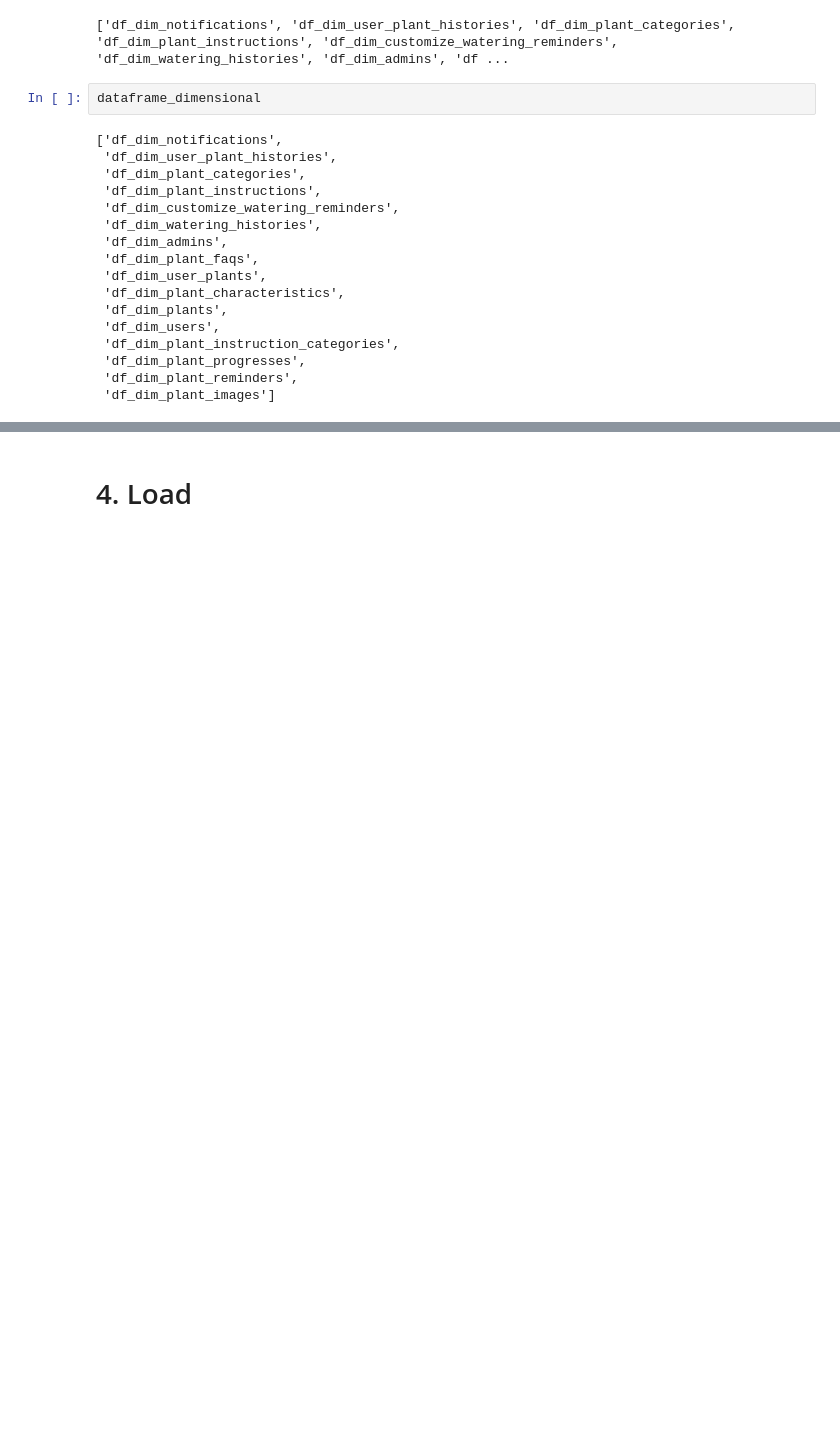
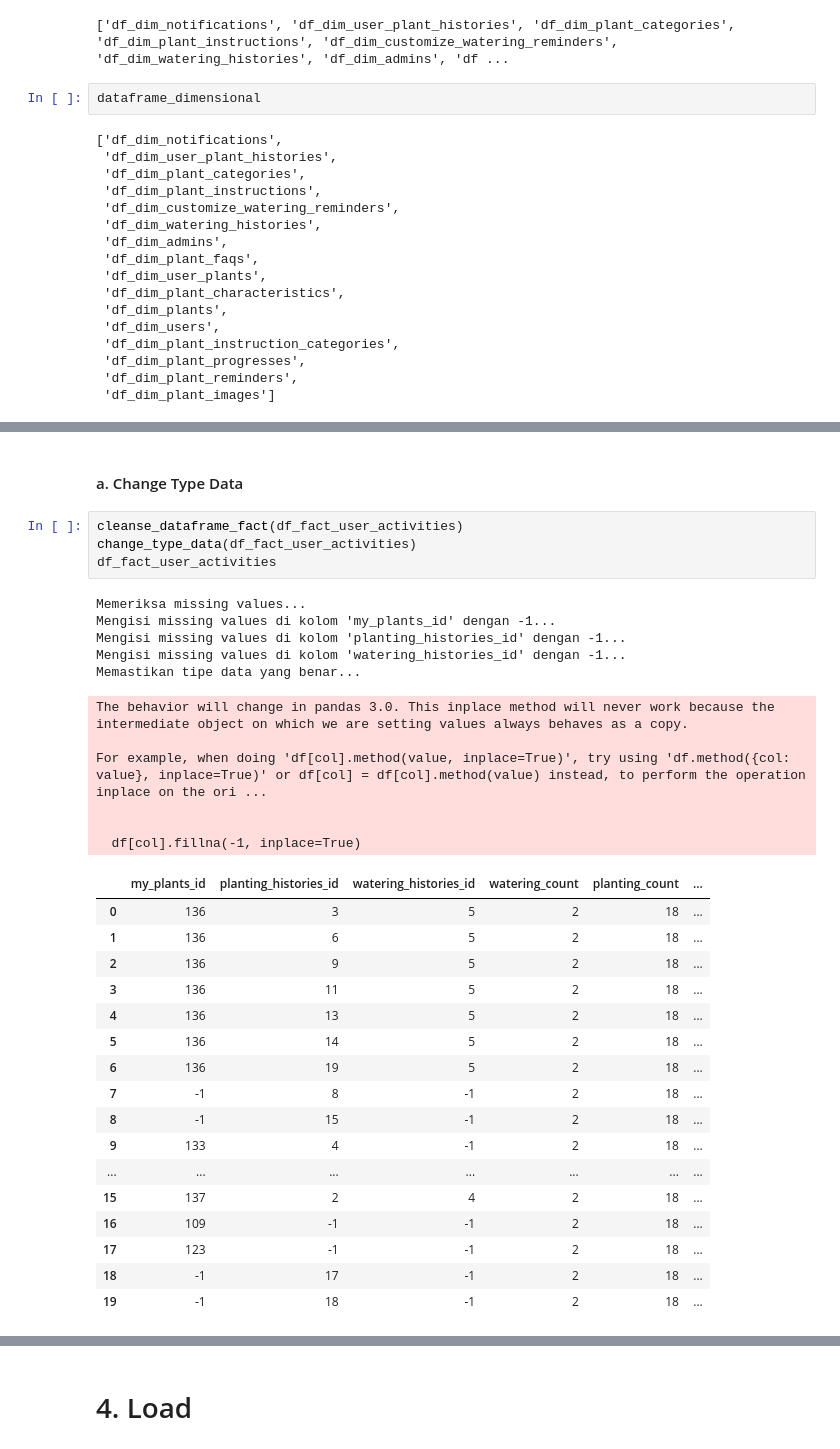
Before and after one commit to Plantopia-Alterra-Academy-Batch-6/de-capstone-km-alterra-batch-6, a Jupyter notebook: Main_Project/Pipeline_ETL.ipynb, the cells around one changed output, grey strips where cells are left out. Cells and saved outputs as stored; diff of their text form; blank space fills up the shorter version.

```diff
--- a/Main_Project/Pipeline_ETL.ipynb
+++ b/Main_Project/Pipeline_ETL.ipynb
@@ -391,0 +694,35 @@ Jumlah baris duplikat: 0
+# %% [markdown]
+#### a. Change Type Data
+# %%
+cleanse_dataframe_fact(df_fact_user_activities)
+change_type_data(df_fact_user_activities)
+df_fact_user_activities
+# %% [output]
+Memeriksa missing values...
+Mengisi missing values di kolom 'my_plants_id' dengan -1...
+Mengisi missing values di kolom 'planting_histories_id' dengan -1...
+Mengisi missing values di kolom 'watering_histories_id' dengan -1...
+Memastikan tipe data yang benar...
+The behavior will change in pandas 3.0. This inplace method will never work because the intermediate object on which we are setting values always behaves as a copy.
+
+For example, when doing 'df[col].method(value, inplace=True)', try using 'df.method({col: value}, inplace=True)' or df[col] = df[col].method(value) instead, to perform the operation inplace on the ori ...
+
+
+  df[col].fillna(-1, inplace=True)
+|  | my_plants_id | planting_histories_id | watering_histories_id | watering_count | planting_count | ... |
+| 0 | 136 | 3 | 5 | 2 | 18 | ... |
+| 1 | 136 | 6 | 5 | 2 | 18 | ... |
+| 2 | 136 | 9 | 5 | 2 | 18 | ... |
+| 3 | 136 | 11 | 5 | 2 | 18 | ... |
+| 4 | 136 | 13 | 5 | 2 | 18 | ... |
+| 5 | 136 | 14 | 5 | 2 | 18 | ... |
+| 6 | 136 | 19 | 5 | 2 | 18 | ... |
+| 7 | -1 | 8 | -1 | 2 | 18 | ... |
+| 8 | -1 | 15 | -1 | 2 | 18 | ... |
+| 9 | 133 | 4 | -1 | 2 | 18 | ... |
+| ... | ... | ... | ... | ... | ... | ... |
+| 15 | 137 | 2 | 4 | 2 | 18 | ... |
+| 16 | 109 | -1 | -1 | 2 | 18 | ... |
+| 17 | 123 | -1 | -1 | 2 | 18 | ... |
+| 18 | -1 | 17 | -1 | 2 | 18 | ... |
+| 19 | -1 | 18 | -1 | 2 | 18 | ... |
```
Also changed, not shown: parts of 92 cells of this notebook, 28 other files.
